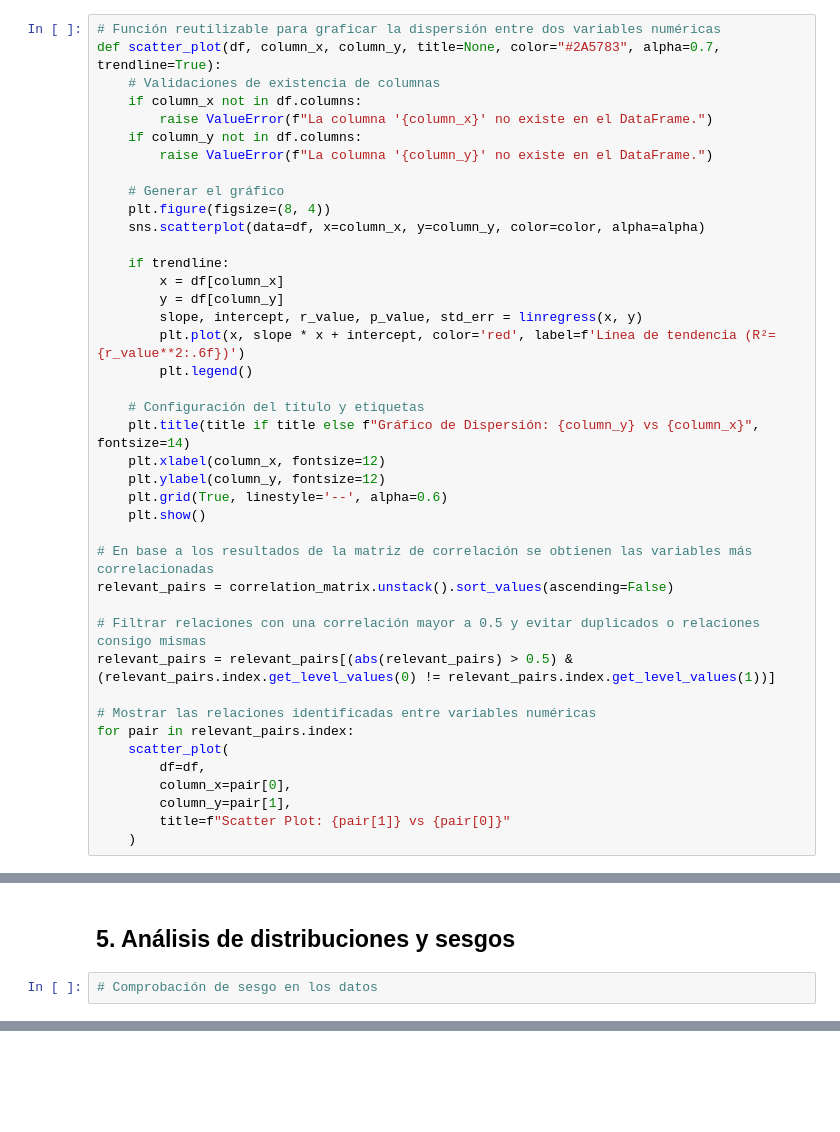
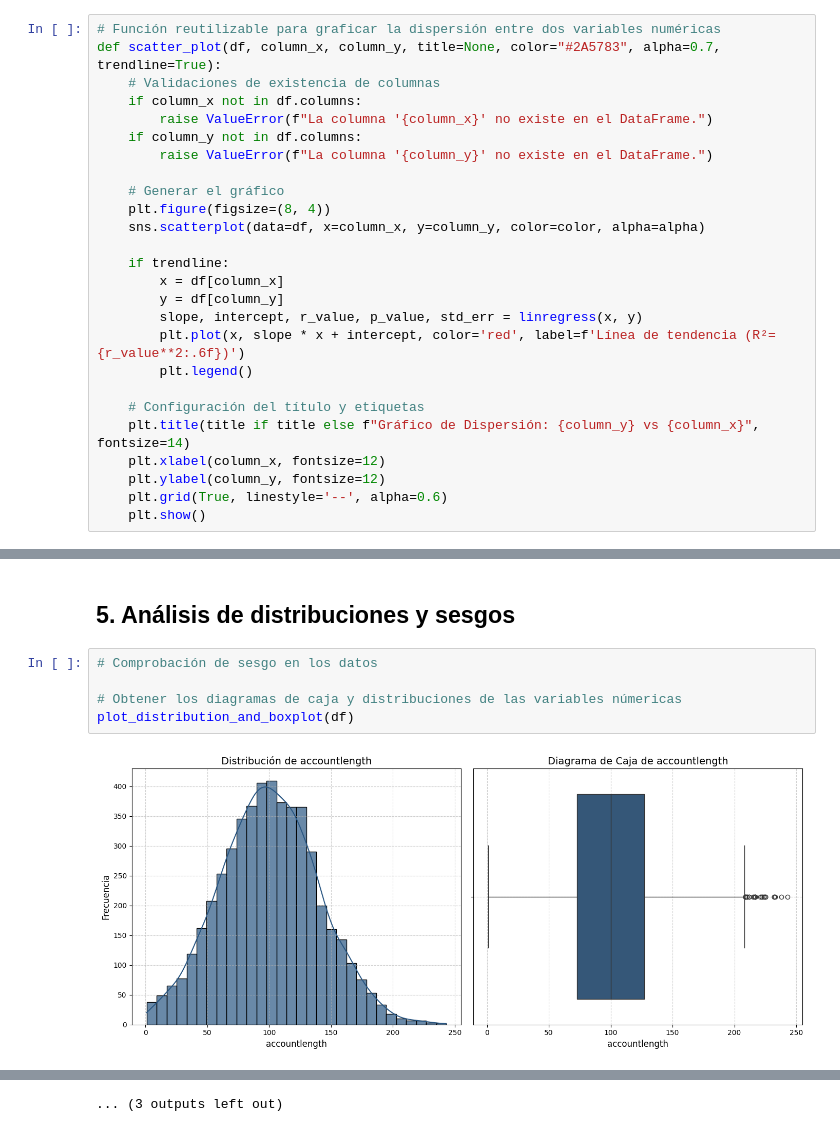
Before and after one commit to CorralesK/Lab04_EDA, a Jupyter notebook: lab04.ipynb, the cells around one changed output, grey strips where cells are left out. Cells and saved outputs as stored; diff of their text form; blank space fills up the shorter version.

```diff
--- a/lab04.ipynb
+++ b/lab04.ipynb
@@ -361,18 +386,3 @@ def scatter_plot(df, column_x, column_y, title=None, color="#2A5783", alpha=0.7,
     plt.ylabel(column_y, fontsize=12)
     plt.grid(True, linestyle='--', alpha=0.6)
     plt.show()
-
-# En base a los resultados de la matriz de correlación se obtienen las variables más correlacionadas
-relevant_pairs = correlation_matrix.unstack().sort_values(ascending=False)
-
-# Filtrar relaciones con una correlación mayor a 0.5 y evitar duplicados o relaciones consigo mismas
-relevant_pairs = relevant_pairs[(abs(relevant_pairs) > 0.5) & (relevant_pairs.index.get_level_values(0) != relevant_pairs.index.get_level_values(1))]
-
-# Mostrar las relaciones identificadas entre variables numéricas
-for pair in relevant_pairs.index:
-    scatter_plot(
-        df=df,
-        column_x=pair[0],
-        column_y=pair[1],
-        title=f"Scatter Plot: {pair[1]} vs {pair[0]}"
-    )
@@ -421,3 +422,8 @@ plot_boxplot(
 ## 5. Análisis de distribuciones y sesgos
 # %%
 # Comprobación de sesgo en los datos
+
+# Obtener los diagramas de caja y distribuciones de las variables númericas
+plot_distribution_and_boxplot(df)
+# %% [output]
+[figure, added]
@@ -423,0 +441 @@ plot_boxplot(
+... (3 outputs left out)
```
Also changed, not shown: parts of 5 cells of this notebook.
